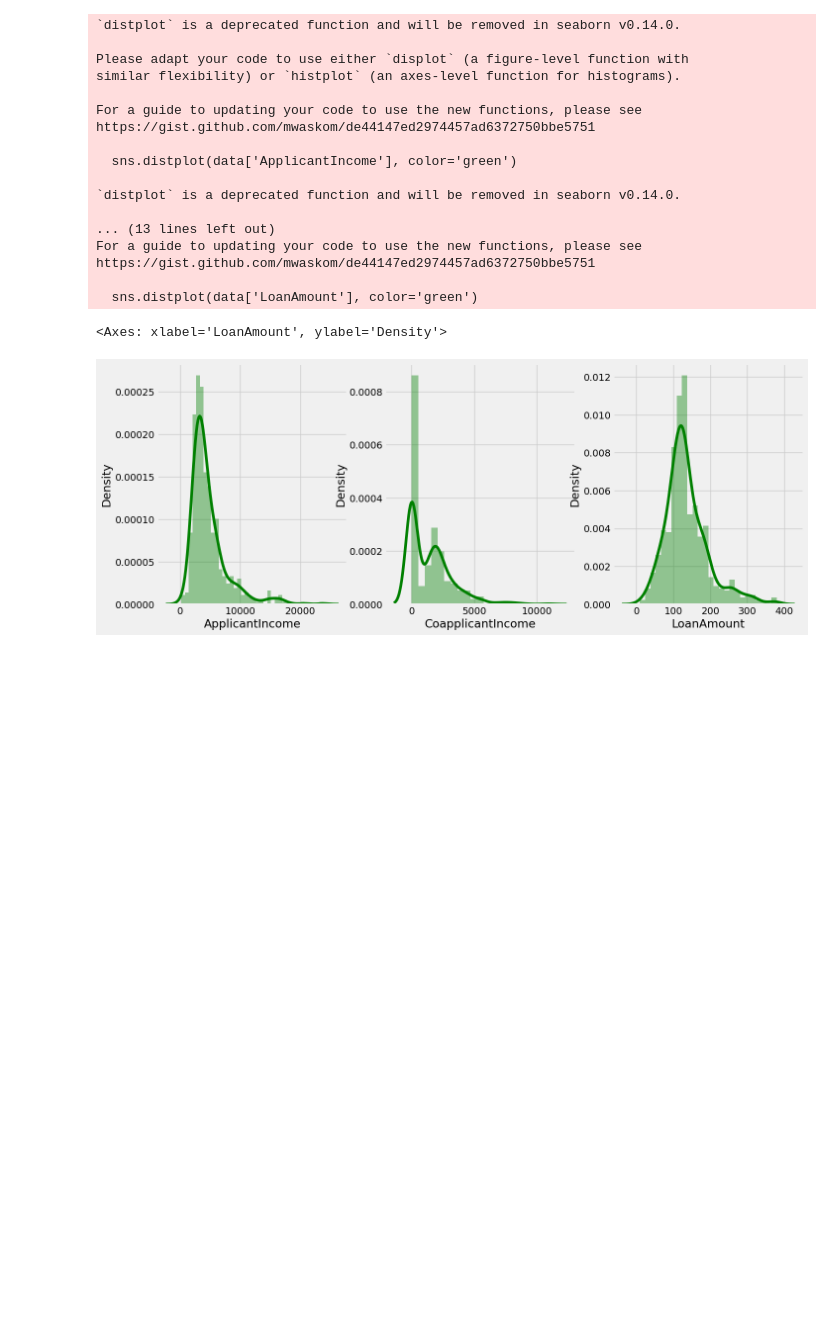
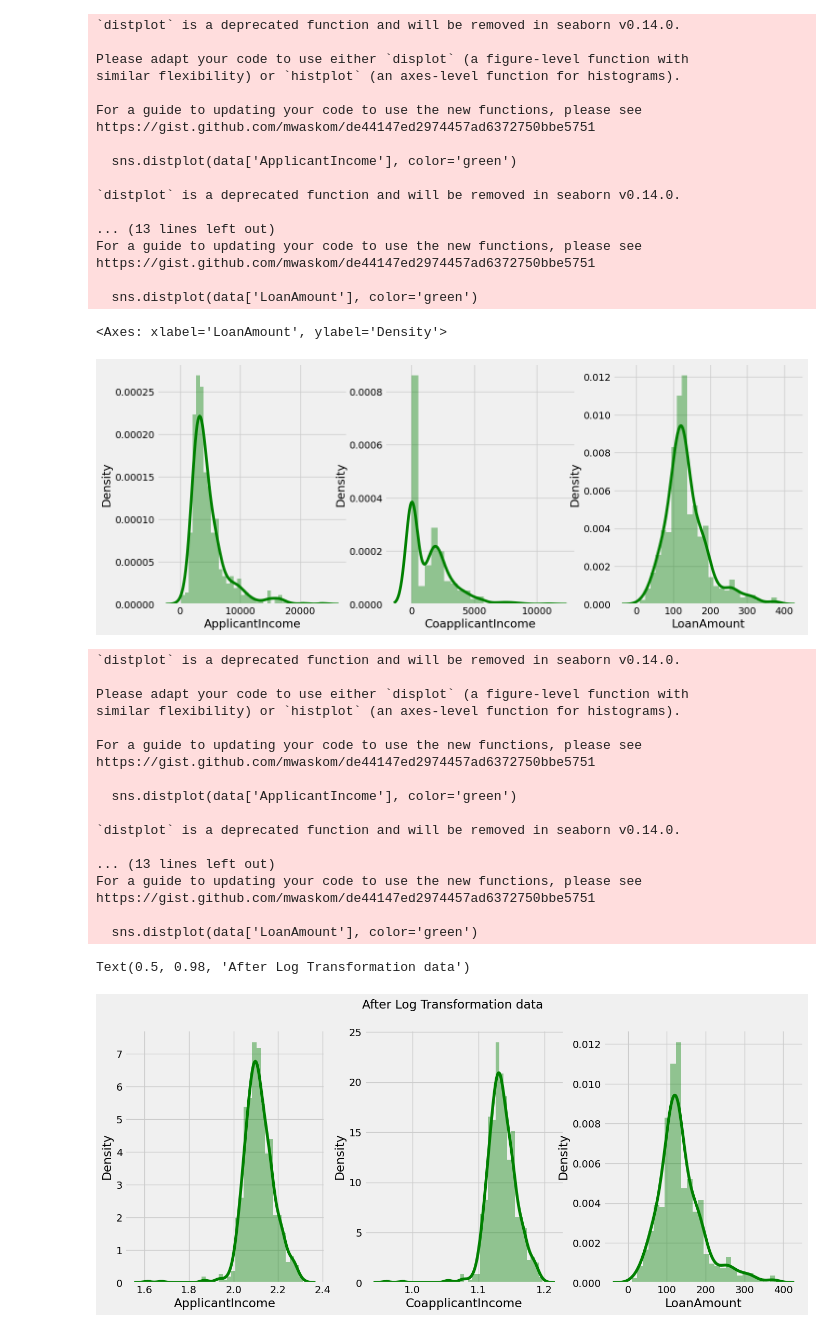
Before and after one commit to RajeevDash007/Loan-Status-Prediction, a Jupyter notebook: code.ipynb, the cells around one changed output. Drawn from its saved outputs; the diff is of its cells as text; code cells hidden in the pictures; blank space fills up the shorter version.

Commit message:
plots after log transformation

```diff
--- a/code.ipynb
+++ b/code.ipynb
@@ -193,3 +193,37 @@ https://gist.github.com/mwaskom/de44147ed2974457ad6372750bbe5751
   sns.distplot(data['LoanAmount'], color='green')
 <Axes: xlabel='LoanAmount', ylabel='Density'>
 [figure]
+# %%
+data['ApplicantIncome'] = np.log(data['ApplicantIncome'])
+data['CoapplicantIncome'] = np.log1p(data['ApplicantIncome'])
+
+plt.subplot(1,3,1)
+sns.distplot(data['ApplicantIncome'], color='green')
+
+plt.subplot(1,3,2)
+sns.distplot(data['CoapplicantIncome'], color='green')
+
+plt.subplot(1,3,3)
+sns.distplot(data['LoanAmount'], color='green')
+
+plt.suptitle('After Log Transformation data')
+# %% [output]
+`distplot` is a deprecated function and will be removed in seaborn v0.14.0.
+
+Please adapt your code to use either `displot` (a figure-level function with
+similar flexibility) or `histplot` (an axes-level function for histograms).
+
+For a guide to updating your code to use the new functions, please see
+https://gist.github.com/mwaskom/de44147ed2974457ad6372750bbe5751
+
+  sns.distplot(data['ApplicantIncome'], color='green')
+
+`distplot` is a deprecated function and will be removed in seaborn v0.14.0.
+
+... (13 lines left out)
+For a guide to updating your code to use the new functions, please see
+https://gist.github.com/mwaskom/de44147ed2974457ad6372750bbe5751
+
+  sns.distplot(data['LoanAmount'], color='green')
+Text(0.5, 0.98, 'After Log Transformation data')
+[figure, added]
```
